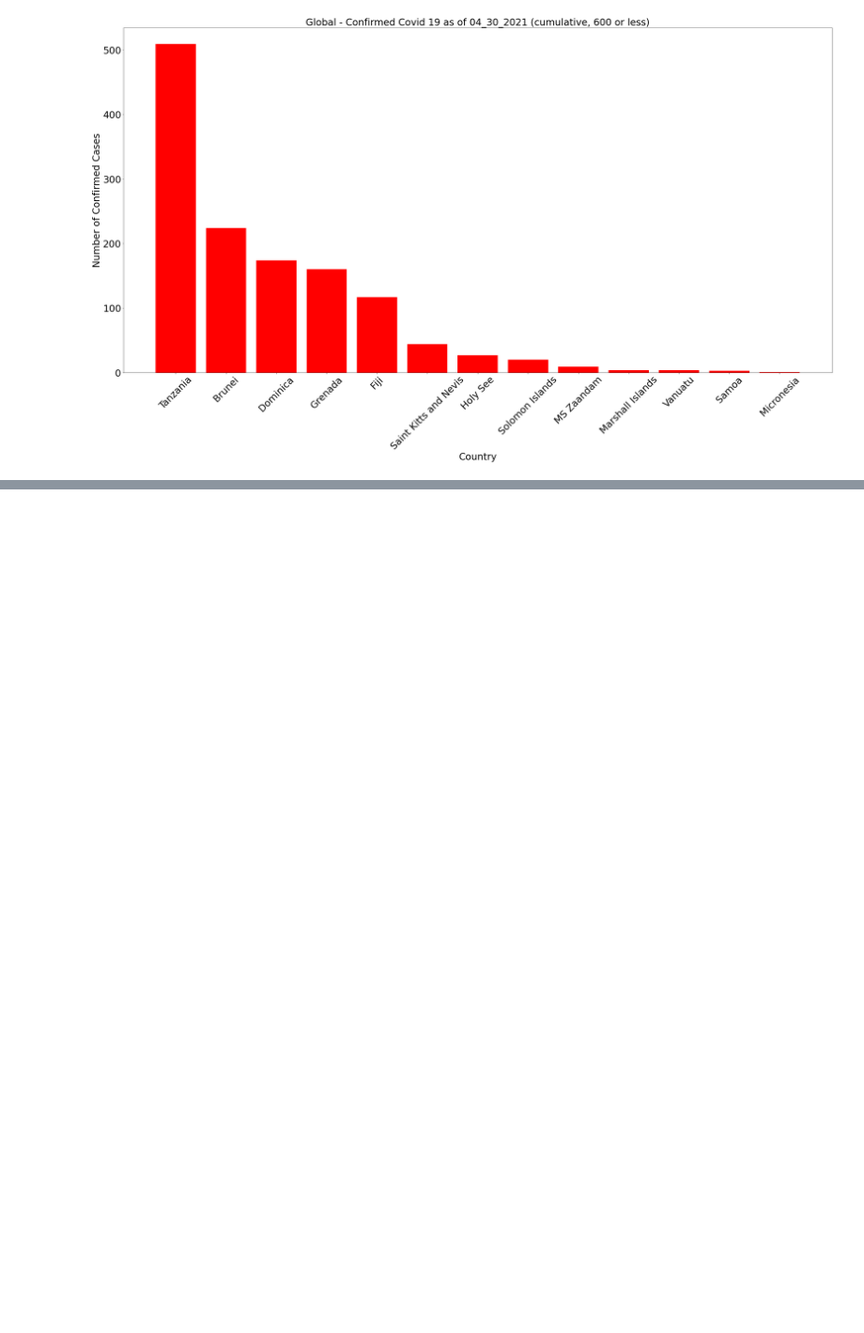
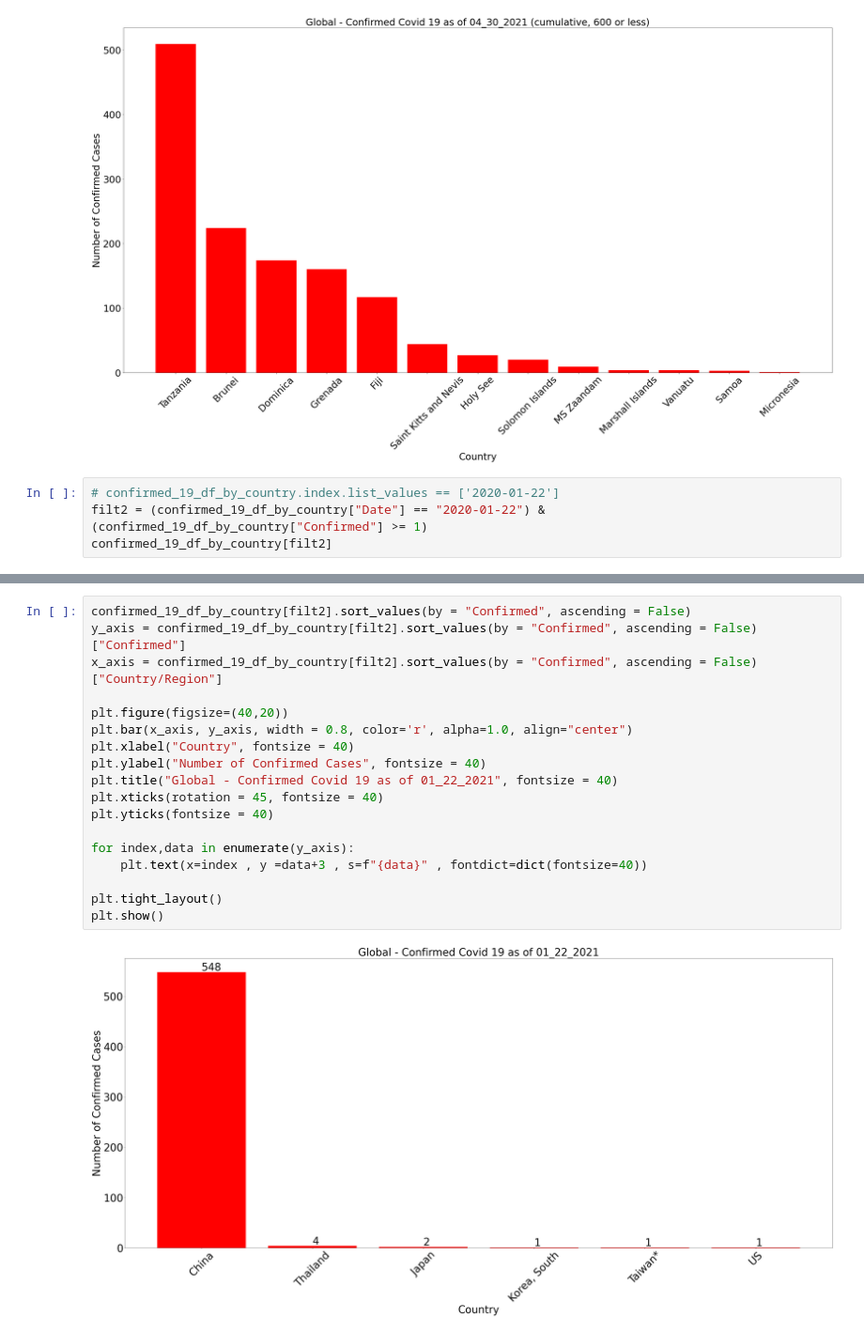
Before and after one commit to makbarish/Grp5_Project1_Covid19, a Jupyter notebook: Clay/Covid_19_Cumulatinve_Bar_Charts_Conf_Deaths_Recoveries.ipynb, the cells around one changed output, grey strips where cells are left out. Shown at 94% size. Drawn from its saved outputs; the diff is of its cells as text; blank space fills up the shorter version.

Commit message:
updates to bar charts and new png files

```diff
--- a/Clay/Covid_19_Cumulatinve_Bar_Charts_Conf_Deaths_Recoveries.ipynb
+++ b/Clay/Covid_19_Cumulatinve_Bar_Charts_Conf_Deaths_Recoveries.ipynb
@@ -282,3 +282,7 @@ plt.yticks(fontsize = 30)
 plt.show()
 # %% [output]
 [figure]
+# %%
+# confirmed_19_df_by_country.index.list_values == ['2020-01-22']
+filt2 = (confirmed_19_df_by_country["Date"] == "2020-01-22") & (confirmed_19_df_by_country["Confirmed"] >= 1)
+confirmed_19_df_by_country[filt2]
@@ -284,0 +297,20 @@ plt.show()
+# %%
+confirmed_19_df_by_country[filt2].sort_values(by = "Confirmed", ascending = False)
+y_axis = confirmed_19_df_by_country[filt2].sort_values(by = "Confirmed", ascending = False)["Confirmed"]
+x_axis = confirmed_19_df_by_country[filt2].sort_values(by = "Confirmed", ascending = False)["Country/Region"]
+
+plt.figure(figsize=(40,20))
+plt.bar(x_axis, y_axis, width = 0.8, color='r', alpha=1.0, align="center")
+plt.xlabel("Country", fontsize = 40)
+plt.ylabel("Number of Confirmed Cases", fontsize = 40)
+plt.title("Global - Confirmed Covid 19 as of 01_22_2021", fontsize = 40)
+plt.xticks(rotation = 45, fontsize = 40)
+plt.yticks(fontsize = 40)
+
+for index,data in enumerate(y_axis):
+    plt.text(x=index , y =data+3 , s=f"{data}" , fontdict=dict(fontsize=40))
+
+plt.tight_layout()
+plt.show()
+# %% [output]
+[figure, added]
```
Also changed, not shown: parts of 2 cells of this notebook, 2 other files.
